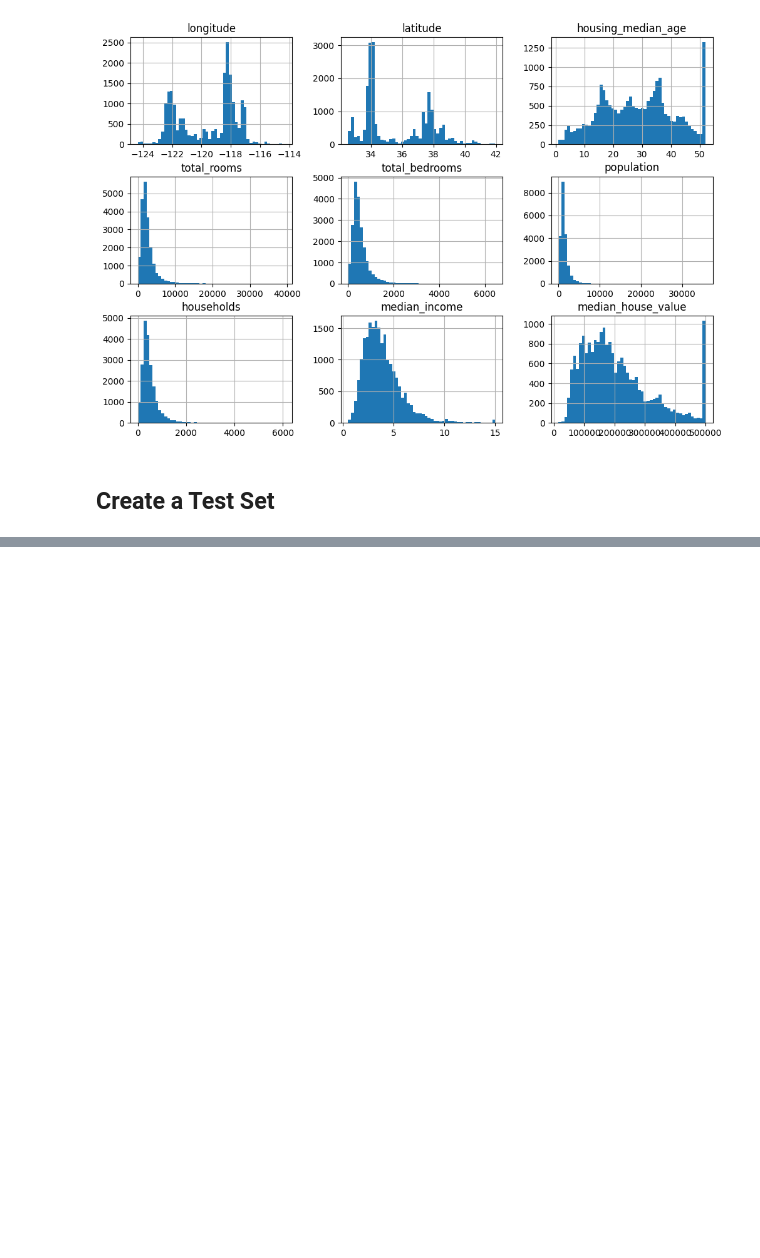
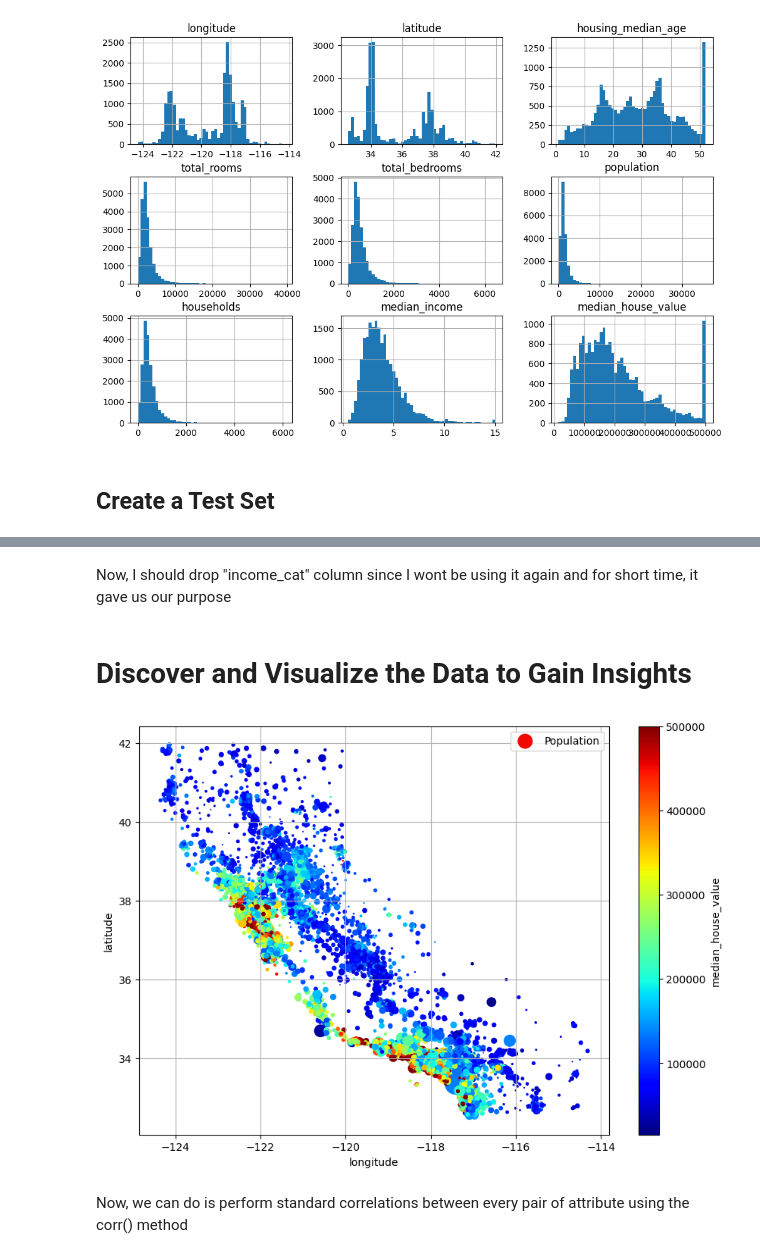
Before and after one commit to Suborno22/California-House-Sale-Prediction, a Jupyter notebook: index.ipynb, the cells around one changed output, grey strips where cells are left out. Cells and saved outputs as stored; diff of their text form; code cells hidden in the pictures; blank space fills up the shorter version.

```diff
--- a/index.ipynb
+++ b/index.ipynb
@@ -149,0 +213,6 @@ train,test = train_test_split(housing,test_size=0.2,random_state=42)
+# %%
+strat_train_set,strat_test_set = train_test_split(
+    housing,
+    test_size=0.2,
+    random_state=42,
+    stratify=housing["income_cat"])
@@ -149,0 +257,2 @@ train,test = train_test_split(housing,test_size=0.2,random_state=42)
+# %% [markdown]
+Now, I should drop "income_cat" column since I wont be using it again and for short time, it gave us our purpose
@@ -149,0 +262,21 @@ train,test = train_test_split(housing,test_size=0.2,random_state=42)
+# %% [markdown]
+# Discover and Visualize the Data to Gain Insights
+# %%
+housing = strat_train_set.copy()
+# %%
+housing.plot(
+    kind="scatter",
+    x="longitude",
+    y="latitude",
+    grid="True",
+    s=housing["population"]/100,
+    label="Population",
+    c="median_house_value",
+    cmap="jet",
+    figsize=(10,7)
+    )
+plt.show()
+# %% [output]
+[figure, added]
+# %% [markdown]
+Now, we can do is perform standard correlations between every pair of attribute using the corr() method
```
Also changed, not shown: parts of 18 cells of this notebook.
